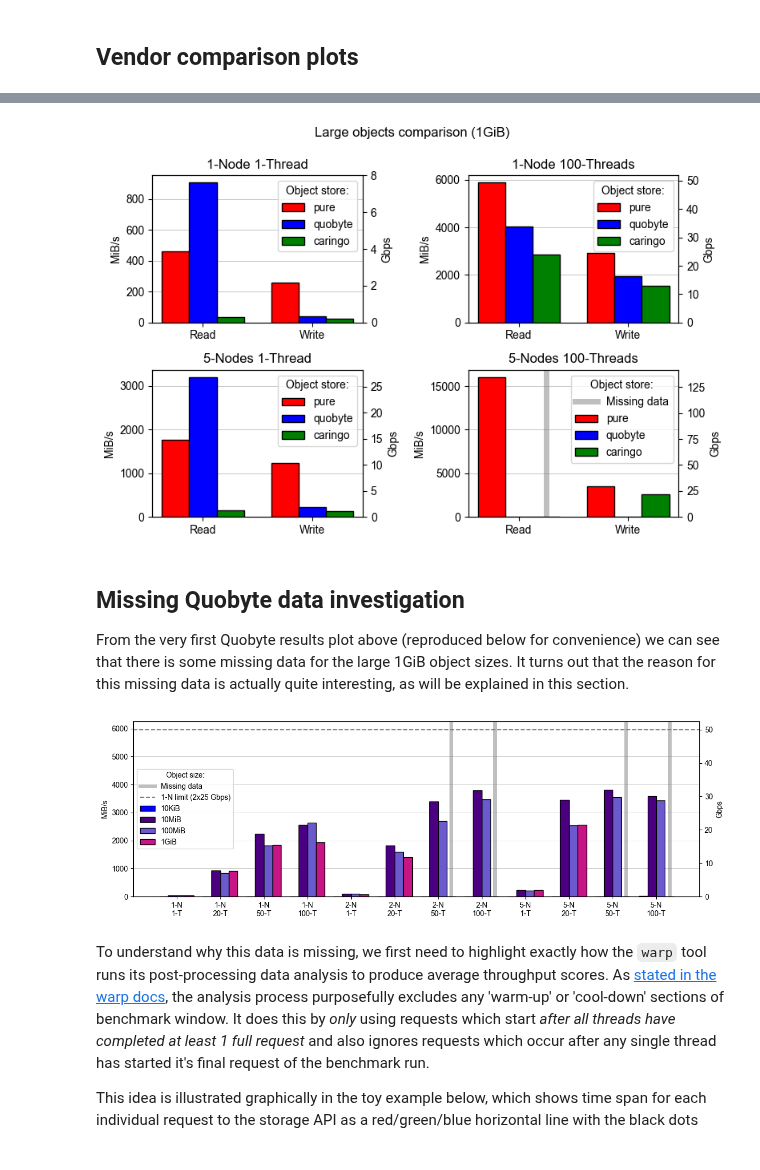
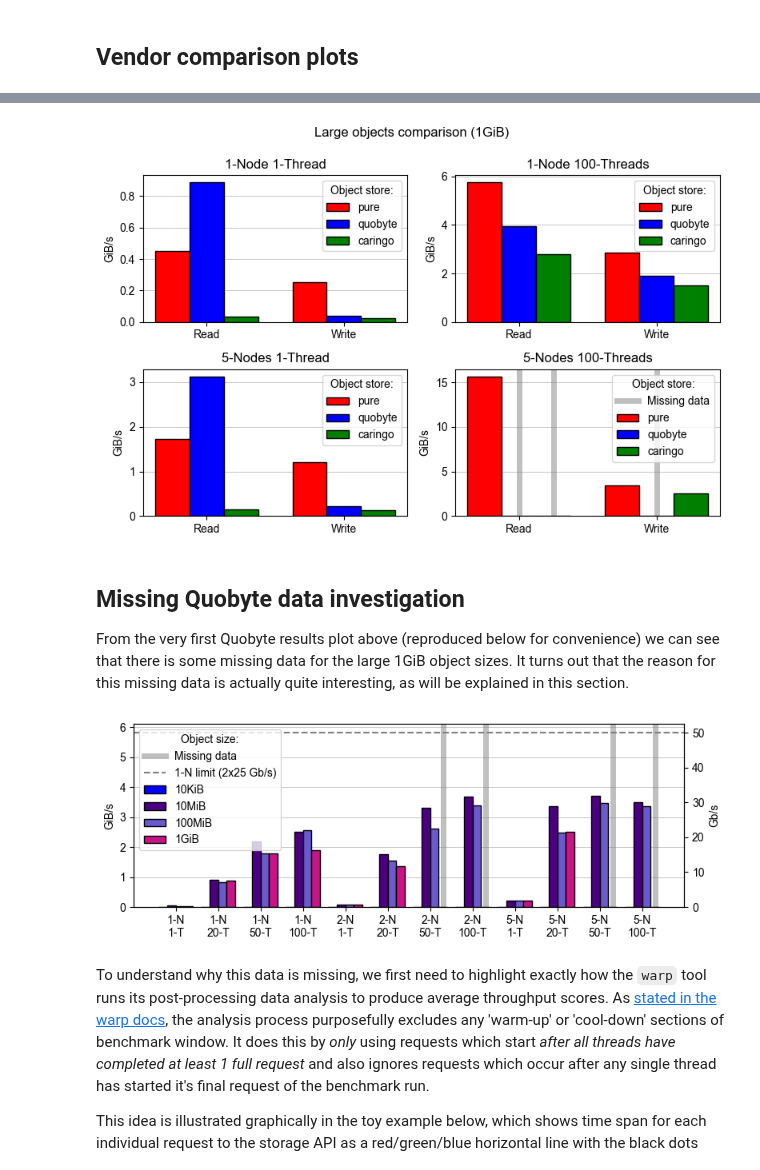
Before and after one commit to stackhpc/jasmin-fs-benchmark, a Jupyter notebook: s3-warp/Analysis.ipynb, the cells around one changed output, grey strips where cells are left out. Saved outputs shown, nothing was run; the diff lists cells and outputs as text; code cells hidden in the pictures.

Commit message:
Notebook & figure clean up

```diff
--- a/s3-warp/Analysis.ipynb
+++ b/s3-warp/Analysis.ipynb
@@ -145,14 +149,18 @@ def parse_text_summary(filename):
 # %%
 # Code
 
+# def file_filter(file, vendor, op, nodes, threads, obj_size):
+#     pattern = f's3-summary.{vendor}-{op}-{nodes}-{threads}-{obj_size}-'
+#     return (pattern in file.name and file.suffix == '.txt')
+
 def file_filter(file, vendor, op, nodes, threads, obj_size):
-    pattern = f's3-summary.{vendor}-{op}-{nodes}-{threads}-{obj_size}-'
-    return (pattern in file.name and file.suffix == '.txt')
+    pattern = re.compile(f's3-summary.{vendor}-{op}-{nodes}-{threads}-{obj_size}-.*s\.')
+    return (re.match(pattern, file.name) is not None and file.suffix == '.txt')
 
 def plot_single_vendor_summary(
     vendor,
     op,
-    unit='MiB/s',
+    unit='GiB/s',
     ax=None,
     return_summary=True,
     legend=True,
@@ -163,7 +171,7 @@ def plot_single_vendor_summary(
 ):
 
     # Load scores
-    data_dir = pathlib.Path('./benchmark-runs/')
+    data_dir = pathlib.Path('./benchmark-runs/summaries/')
     scores = {}
     for nodes in [1, 2, 5]:
         for threads in [1, 20, 50, 100]:
@@ -184,14 +192,15 @@ def plot_single_vendor_summary(
                 try:
                     # Load raw data to trigger sanity checks
                     if sanity_checks:
-                        raw_data_fn = files[0].as_posix().replace('.txt', '.csv.zst').replace('summary', 'full')
-                        load_raw_data(raw_data_fn, sanity_checks=True)
+                        raw_data_filename = files[0].name.replace('.txt', '.csv.zst').replace('summary', 'full')
+                        raw_data_path = files[0].parent.joinpath('../raw-data/').joinpath(raw_data_filename)
+                        load_raw_data(raw_data_path.as_posix(), sanity_checks=True)
                     # Load scores from summary file
                     scores[group_key][size] = parse_text_summary(files[0])[op.upper()]
                 except Exception as e:
                     if isinstance(e, FileNotFoundError):
                         logging.warning(e)
-                    scores[group_key][size] = {'MiB/s': 0, 'kIOPS': 0}
+                    scores[group_key][size] = {'GiB/s': 0, 'kIOPS': 0}
                 if unit not in scores[group_key][size].keys():
                     scores[group_key][size] = {unit: 0}
 
@@ -230,14 +239,18 @@ def plot_single_vendor_summary(
                     missing_label_set = True
 
     # Add some extra stuff
-    if unit == 'MiB/s':
-        ax.axhline([Gb_to_MiB(50)], label='1-N limit (2x25 Gbps)', c='grey', ls='--')
-        # Create second axis with Gbps units
-        ax2 = ax.twinx()
-        ax2.set_ylim(tuple(map(MiB_to_Gb, ax.get_ylim())))
-        ax2.set_ylabel('Gbps')
+#     ax.set_yscale('log')
     ax.set_xticks(x + width, groups)
     ax.set_ylabel(unit)
+
+    if unit == 'GiB/s':
+        ax.axhline([Gb_to_GiB(50)], label='1-N limit (2x25 Gb/s)', c='grey', ls='--')
+        # Create second axis with Gb/s units
+        ax2 = ax.twinx()
+        ax2.set_ylim(tuple(map(GiB_to_Gb, ax.get_ylim())))
+        ax2.set_ylabel('Gb/s')
+#         ax2.set_yscale('log')
+
     if legend:
         ax.legend(title='Object size:', **legend_kwargs)
 
@@ -254,9 +267,9 @@ def plot_single_vendor_summary(
             ]) for n in [1, 2, 5]
         )
         df = pd.DataFrame({
-            f'single-node serial ({unit})': [max_serial],
-            f'single-node parallel ({unit})': [max_1N],
-            f'multi-node parallel ({unit})': [max_parallel],
+            f'single-node single-thread ({unit})': [max_serial],
+            f'single-node multi-thread ({unit})': [max_1N],
+            f'multi-node multi-thread ({unit})': [max_parallel],
         }, index=[f'Maximum {op.upper()} score'])
 
         return ax, df
@@ -605,24 +609,24 @@ fig.show()
 # %%
 # Code
 obj_size = '1GiB'
-fig, axs = plot_vendor_comparison(obj_size, highlight_uplink_speed=False)
+fig, axs = plot_vendor_comparison(obj_size)
 fig.suptitle(f'Large objects comparison ({obj_size})', y=1.05)
 fig.savefig('figures/vendor-comparison-large-obj.png', bbox_inches='tight')
 fig.show()
 # %% [output]
-[figure, old version]
+[figure, new version]
 # %% [markdown]
 ## Missing Quobyte data investigation
 
 From the very first Quobyte results plot above (reproduced below for convenience) we can see that there is some missing data for the large 1GiB object sizes. It turns out that the reason for this missing data is actually quite interesting, as will be explained in this section.
 # %%
 # Code
-fig, ax = plt.subplots(figsize=(12, 4))
+fig, ax = plt.subplots(figsize=(8, 3))
 bar_colours = {"10KiB":"blue", "10MiB":"indigo", "100MiB":"slateblue", "1GiB":"mediumvioletred"}
 plot_single_vendor_summary('quobyte', 'put', ax=ax, bar_colours=bar_colours)
 fig.tight_layout()
 # %% [output]
-[figure, old version]
+[figure, new version]
 # %% [markdown]
 To understand why this data is missing, we first need to highlight exactly how the `warp` tool runs its post-processing data analysis to produce average throughput scores. As [stated in the warp docs](https://github.com/minio/warp#analysis-data), the analysis process purposefully excludes any 'warm-up' or 'cool-down' sections of benchmark window. It does this by *only* using requests which start *after all threads have completed at least 1 full request* and also ignores requests which occur after any single thread has started it's final request of the benchmark run.
 
```
Also changed, not shown: parts of 23 cells of this notebook, 6 other files.
